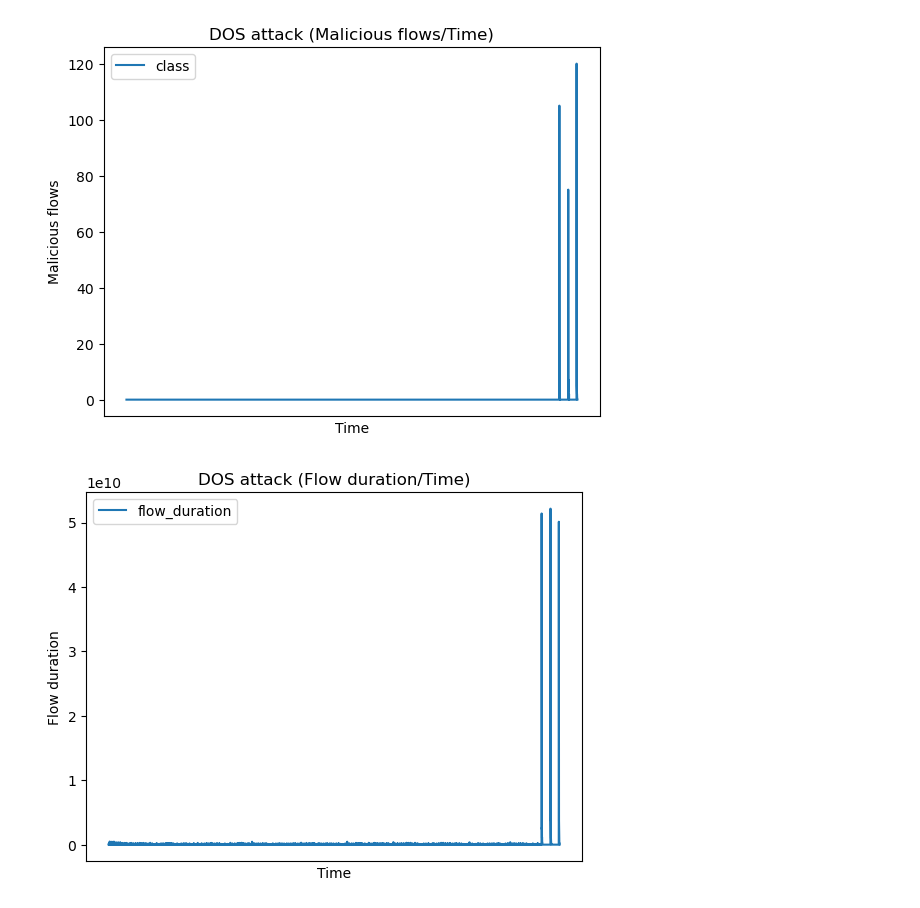
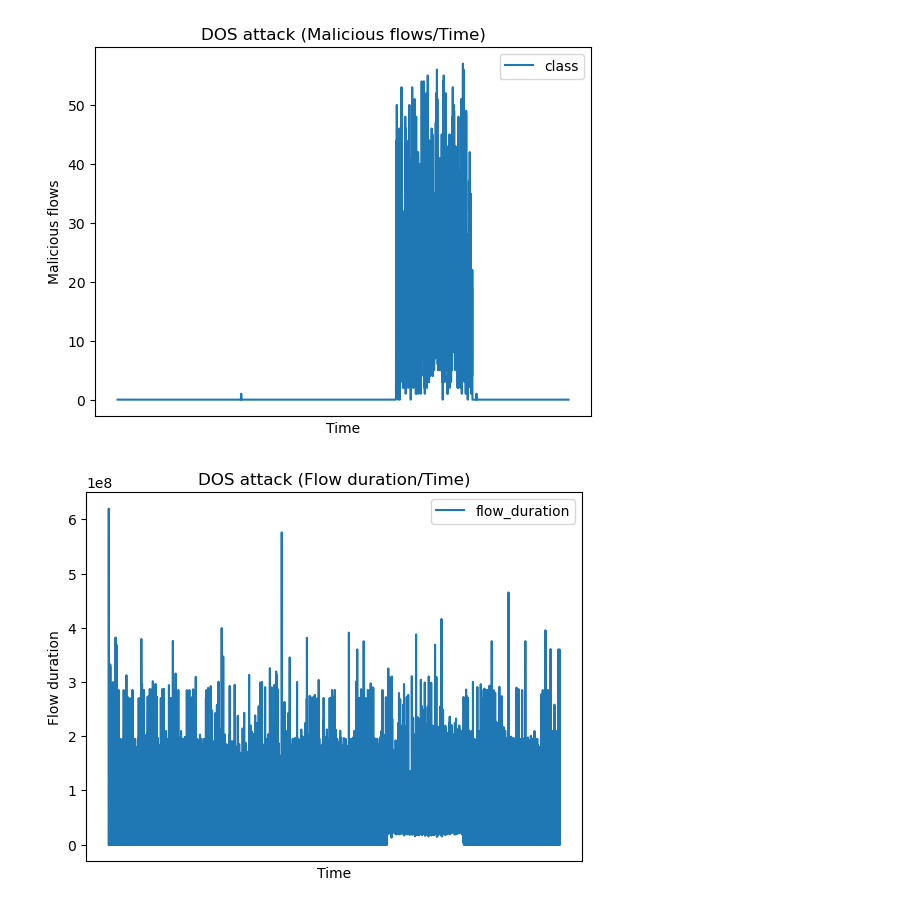
Before and after one commit to RedaMorsli/mlids_impact_analysis, a Jupyter notebook: plots.ipynb, the cells around one changed output. Drawn from its saved outputs; the diff is of its cells as text; code cells hidden in the pictures.

Commit message:
Added more plots

```diff
--- a/plots.ipynb
+++ b/plots.ipynb
@@ -0,0 +1,10 @@
+# %%
+import pandas as pd
+import matplotlib.pyplot as plt
+
+df1 = pd.read_csv("./output/BruteForce/data1.csv")
+df2 = pd.read_csv("./output/BruteForce/data2.csv")
+attack_name = "DOS"
+attack_abv = 'dos'
+save_directory1 = "./output/BruteForce/plots1/"
+save_directory2 = "./output/BruteForce/plots2/"
@@ -29,21 +105,21 @@ plt.show()
 # %%
-df.plot(x="timestamp", y="class")
+df2.plot(x="timestamp", y="class")
 plt.xlabel('Time')
 plt.ylabel('Malicious flows')
 plt.title(attack_name + ' attack (Malicious flows/Time)')
 plt.xticks([])
-plt.savefig(save_directory + attack_abv + "_class_time.png")
+plt.savefig(save_directory2 + attack_abv + "_class_time.png")
 plt.show()
 # %% [output]
-[figure, old version]
+[figure, new version]
 # %%
-df.plot(x="timestamp", y="flow_duration")
+df2.plot(x="timestamp", y="flow_duration")
 plt.xlabel('Time')
 plt.ylabel('Flow duration')
 plt.title(attack_name + ' attack (Flow duration/Time)')
 plt.xticks([])
-plt.savefig(save_directory + attack_abv + "_flow_duration_time.png")
+plt.savefig(save_directory2 + attack_abv + "_flow_duration_time.png")
 plt.show()
 # %% [output]
-[figure, old version]
+[figure, new version]
 # %%
```
Also changed, not shown: parts of 15 cells of this notebook.
